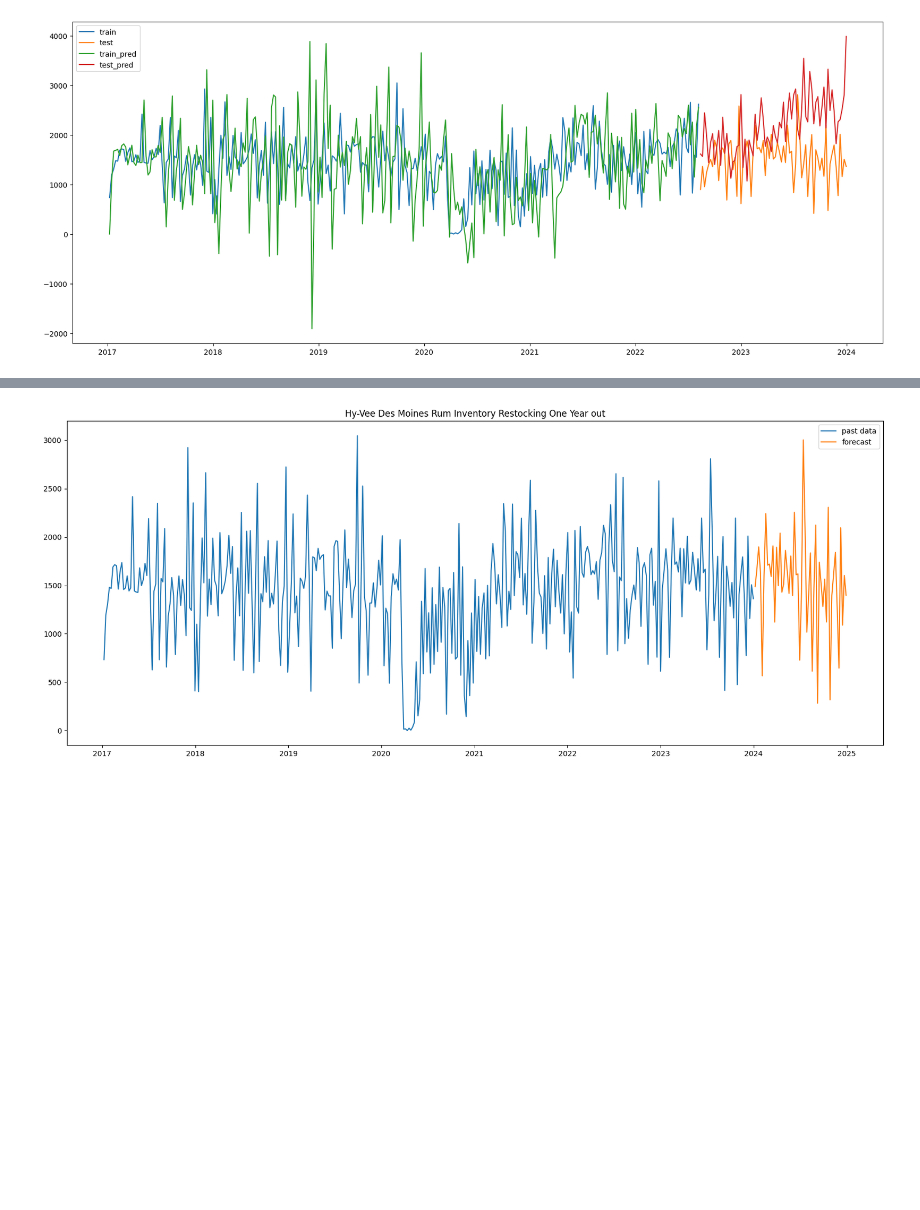
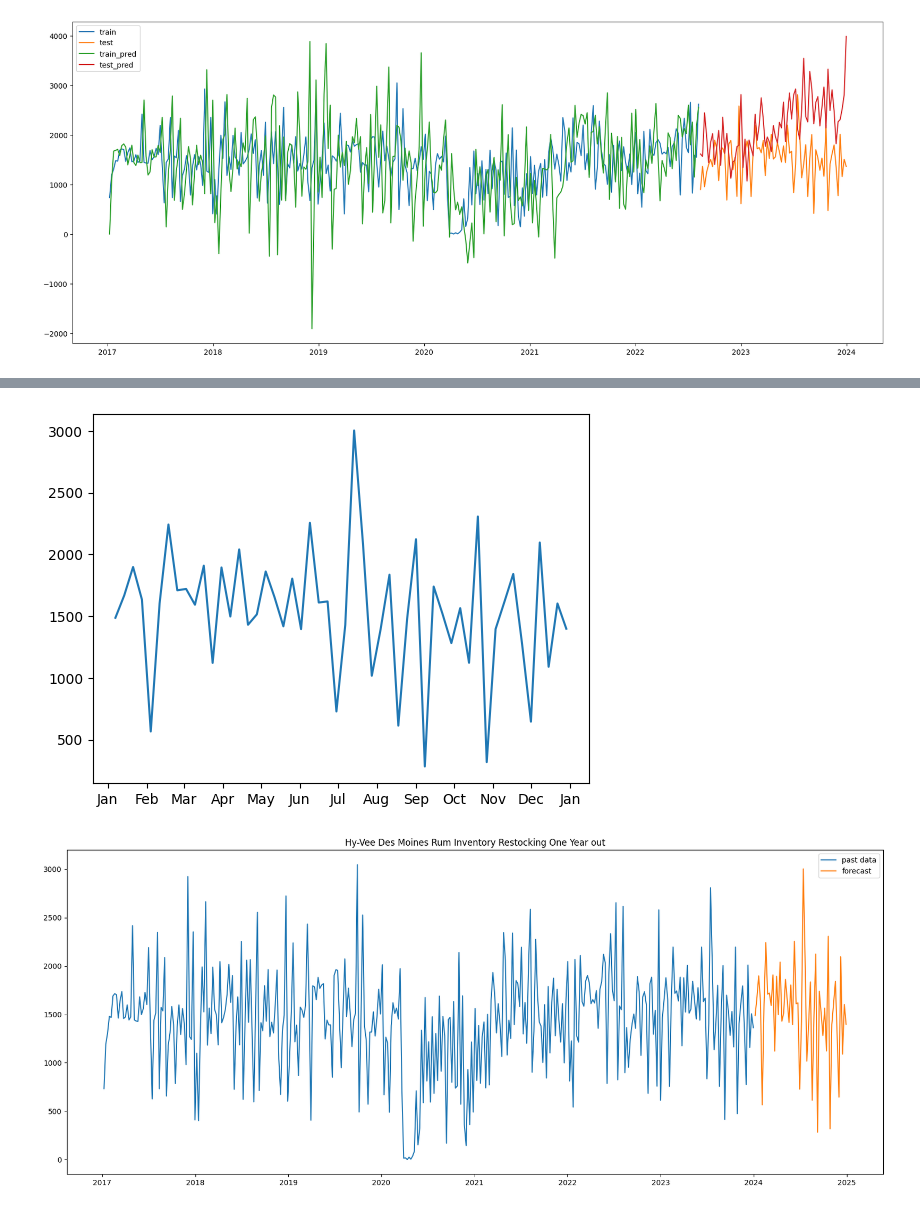
Before and after one commit to joeldmott/inventory_project, a Jupyter notebook: inventory_restocking_project.ipynb, the cells around one changed output, grey strips where cells are left out. Saved outputs shown, nothing was run; the diff lists cells and outputs as text; code cells hidden in the pictures; blank space fills up the shorter version.

Commit message:
making a forecast visualization a part of the functions as a deliverable

```diff
--- a/inventory_restocking_project.ipynb
+++ b/inventory_restocking_project.ipynb
@@ -1031,3 +1049,19 @@ forecast = sar_hvdm_rum.forecast(steps=52)
+# %%
+import matplotlib.dates as mdates
+
+# Create a list of months
+months = mdates.MonthLocator()
+
+# Set the x-axis ticks to the months
+plt.gca().xaxis.set_major_locator(months)
+
+# Set the x-axis tick labels to the month names
+plt.gca().xaxis.set_major_formatter(mdates.DateFormatter("%b"))
+
+# Plot the data
+plt.plot(forecast);
+# %% [output]
+[figure, added]
 # %%
 fig, ax = plt.subplots(figsize=(20, 8))
 ax.plot(hvdm_rum, label='past data')
```
Also changed, not shown: parts of 15 cells of this notebook.
